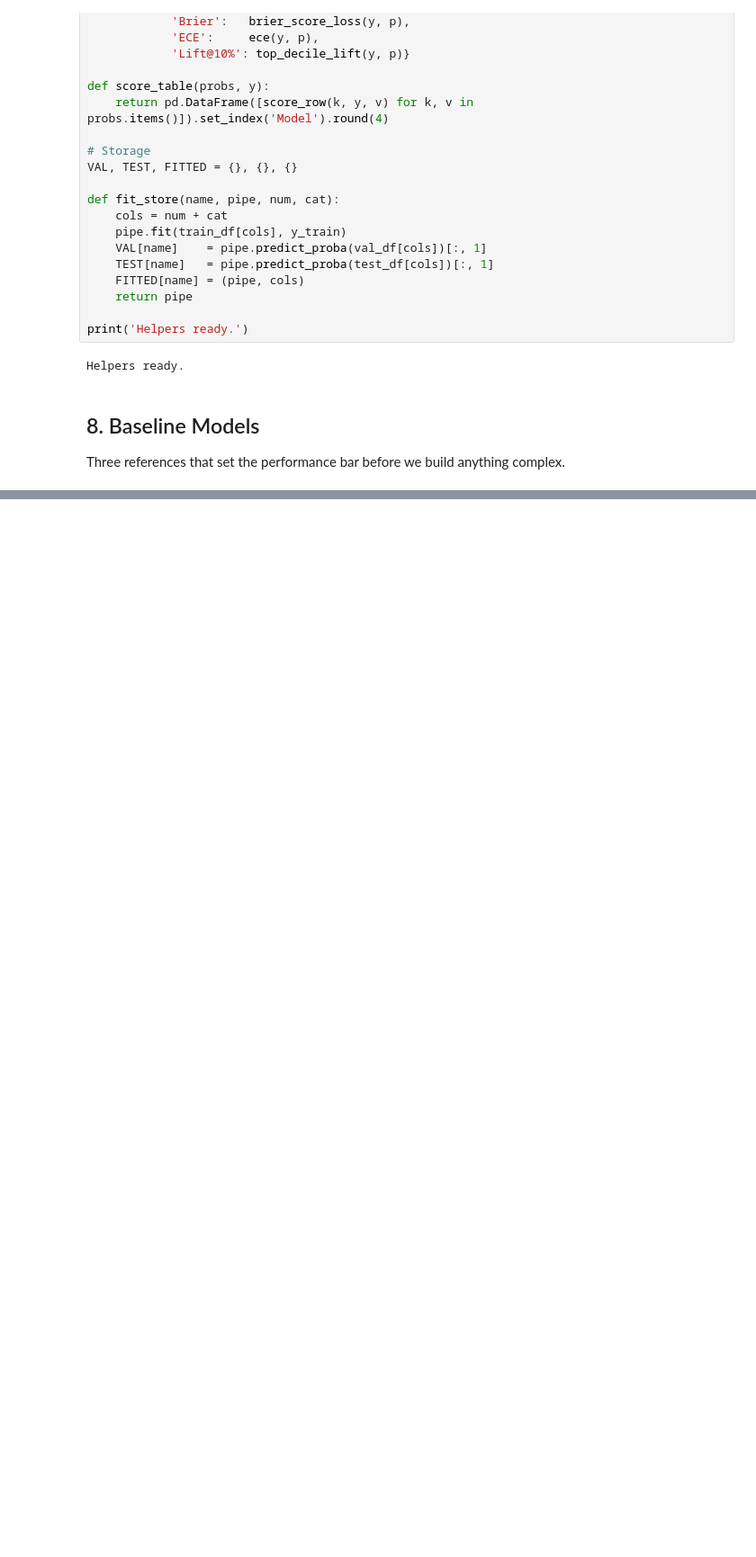
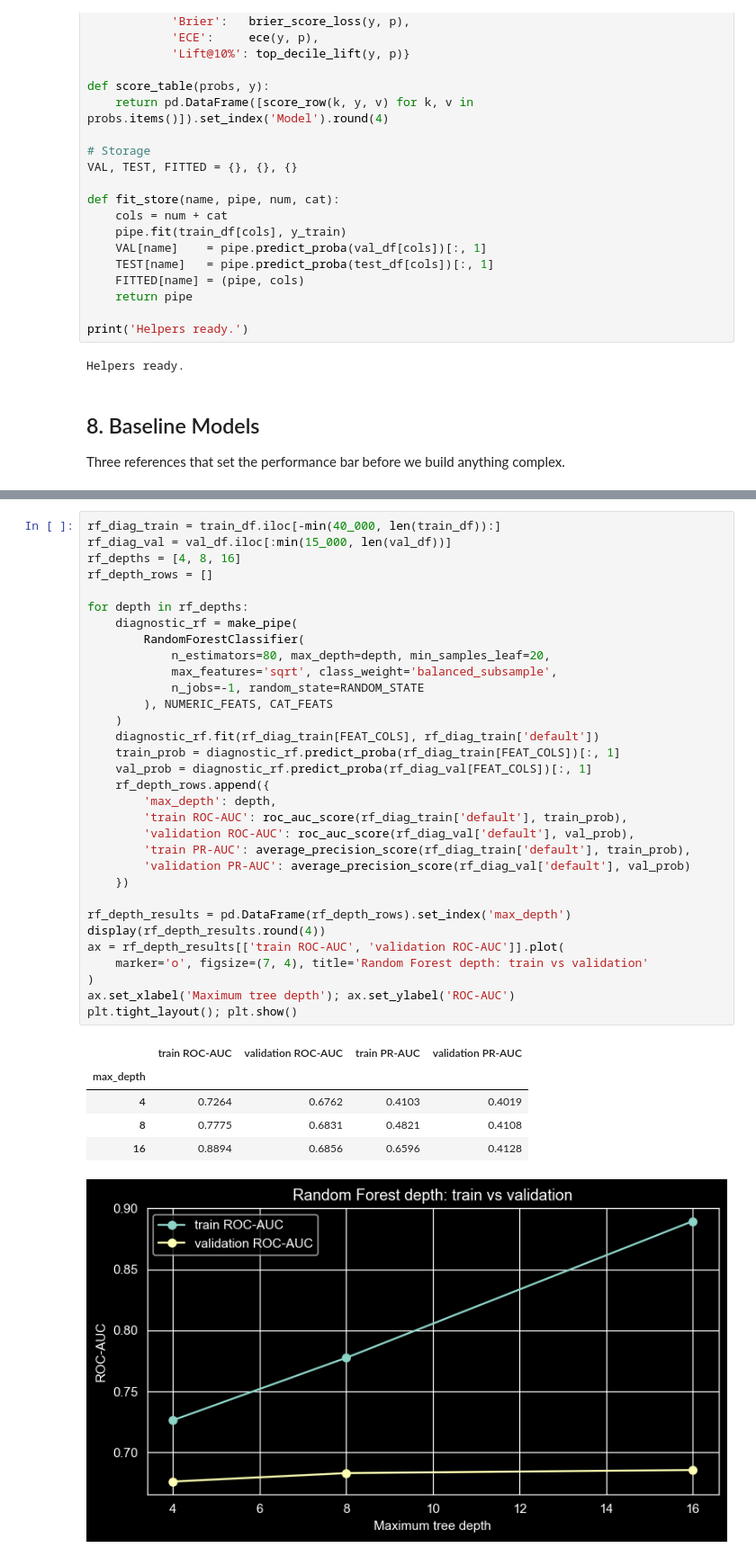
Before and after one commit to ElaheShadman/loan-default-risk-prediction, a Jupyter notebook: lending_notebook.ipynb, the cells around one changed output, grey strips where cells are left out. Shown at 90% size. Drawn from its saved outputs; the diff is of its cells as text; blank space fills up the shorter version.

```diff
--- a/lending_notebook.ipynb
+++ b/lending_notebook.ipynb
@@ -337,0 +347,39 @@ Any model we build must beat Logistic. LC pricing sets the business bar.
+# %%
+rf_diag_train = train_df.iloc[-min(40_000, len(train_df)):]
+rf_diag_val = val_df.iloc[:min(15_000, len(val_df))]
+rf_depths = [4, 8, 16]
+rf_depth_rows = []
+
+for depth in rf_depths:
+    diagnostic_rf = make_pipe(
+        RandomForestClassifier(
+            n_estimators=80, max_depth=depth, min_samples_leaf=20,
+            max_features='sqrt', class_weight='balanced_subsample',
+            n_jobs=-1, random_state=RANDOM_STATE
+        ), NUMERIC_FEATS, CAT_FEATS
+    )
+    diagnostic_rf.fit(rf_diag_train[FEAT_COLS], rf_diag_train['default'])
+    train_prob = diagnostic_rf.predict_proba(rf_diag_train[FEAT_COLS])[:, 1]
+    val_prob = diagnostic_rf.predict_proba(rf_diag_val[FEAT_COLS])[:, 1]
+    rf_depth_rows.append({
+        'max_depth': depth,
+        'train ROC-AUC': roc_auc_score(rf_diag_train['default'], train_prob),
+        'validation ROC-AUC': roc_auc_score(rf_diag_val['default'], val_prob),
+        'train PR-AUC': average_precision_score(rf_diag_train['default'], train_prob),
+        'validation PR-AUC': average_precision_score(rf_diag_val['default'], val_prob)
+    })
+
+rf_depth_results = pd.DataFrame(rf_depth_rows).set_index('max_depth')
+display(rf_depth_results.round(4))
+ax = rf_depth_results[['train ROC-AUC', 'validation ROC-AUC']].plot(
+    marker='o', figsize=(7, 4), title='Random Forest depth: train vs validation'
+)
+ax.set_xlabel('Maximum tree depth'); ax.set_ylabel('ROC-AUC')
+plt.tight_layout(); plt.show()
+# %% [output]
+|  | train ROC-AUC | validation ROC-AUC | train PR-AUC | validation PR-AUC |
+| max_depth |  |  |  |  |
+| 4 | 0.7264 | 0.6762 | 0.4103 | 0.4019 |
+| 8 | 0.7775 | 0.6831 | 0.4821 | 0.4108 |
+| 16 | 0.8894 | 0.6856 | 0.6596 | 0.4128 |
+[figure, added]
```
Also changed, not shown: parts of 17 cells of this notebook, 1 other file.
